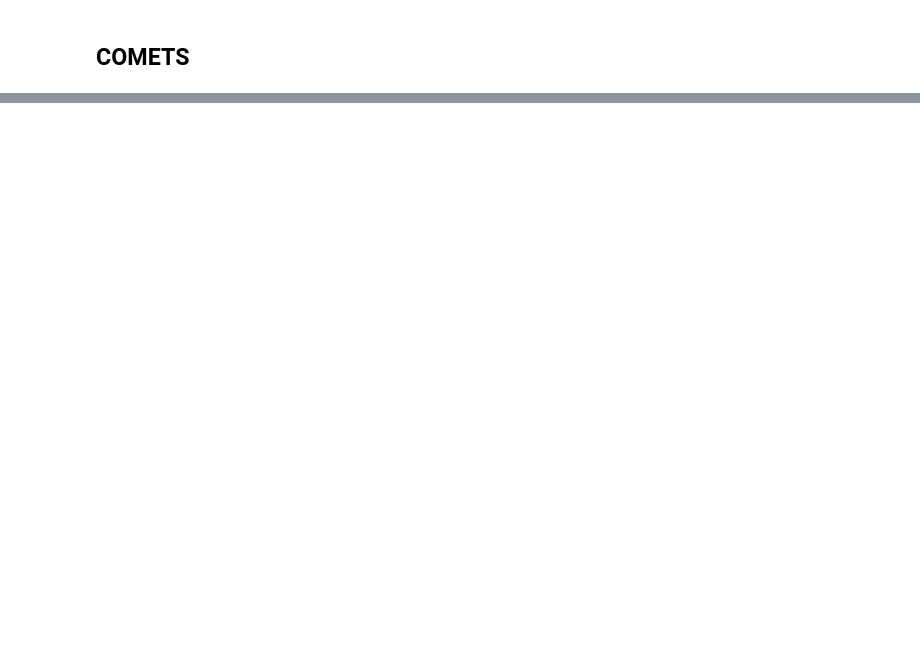
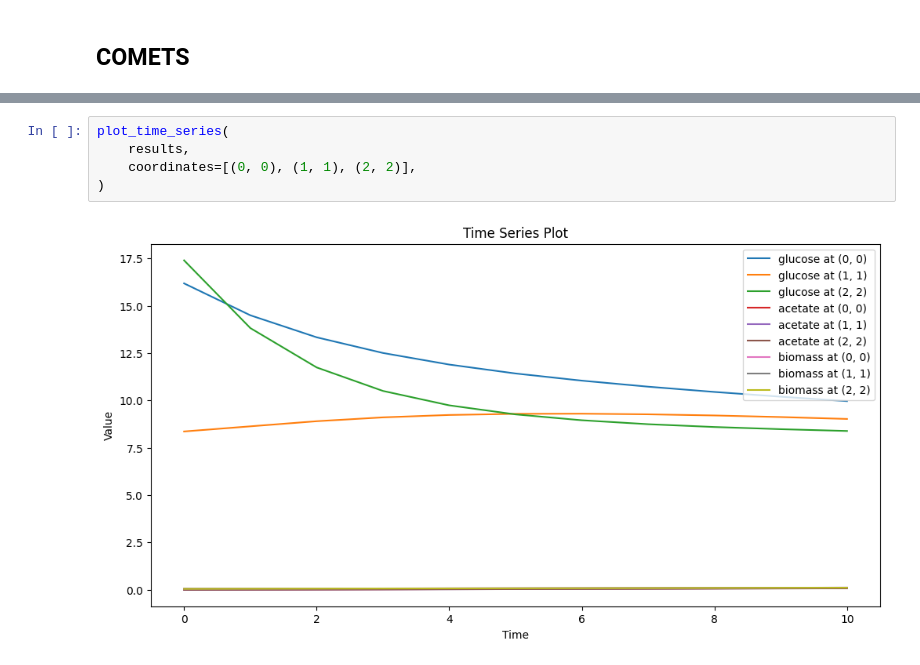
Before and after one commit to vivarium-collective/process-bigraph, a Jupyter notebook: notebooks/comets.ipynb, the cells around one changed output, grey strips where cells are left out. Drawn from its saved outputs; the diff is of its cells as text; blank space fills up the shorter version.

Commit message:
comets notebook plotting

```diff
--- a/notebooks/comets.ipynb
+++ b/notebooks/comets.ipynb
@@ -589,0 +683,7 @@ print(results)
+# %%
+plot_time_series(
+    results,
+    coordinates=[(0, 0), (1, 1), (2, 2)],
+)
+# %% [output]
+[figure, added]
```
Also changed, not shown: parts of 5 cells of this notebook.
